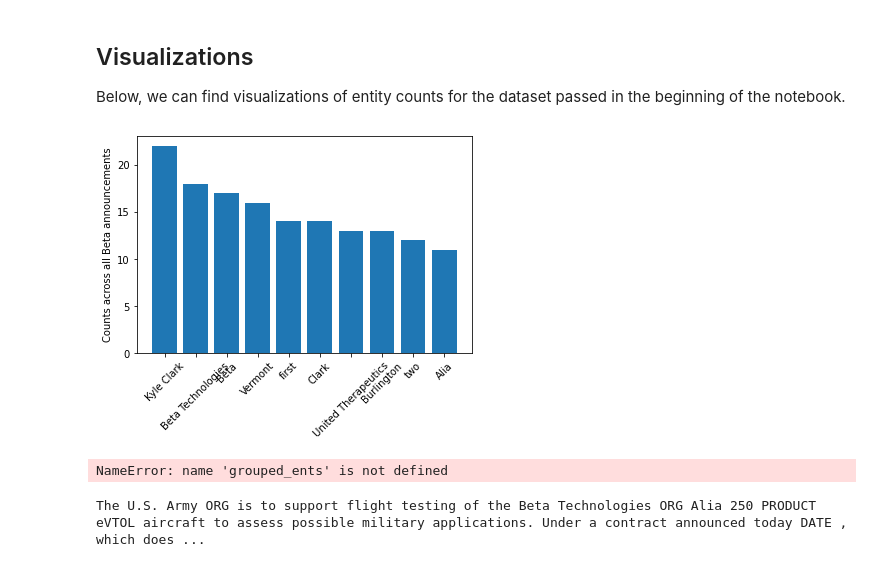
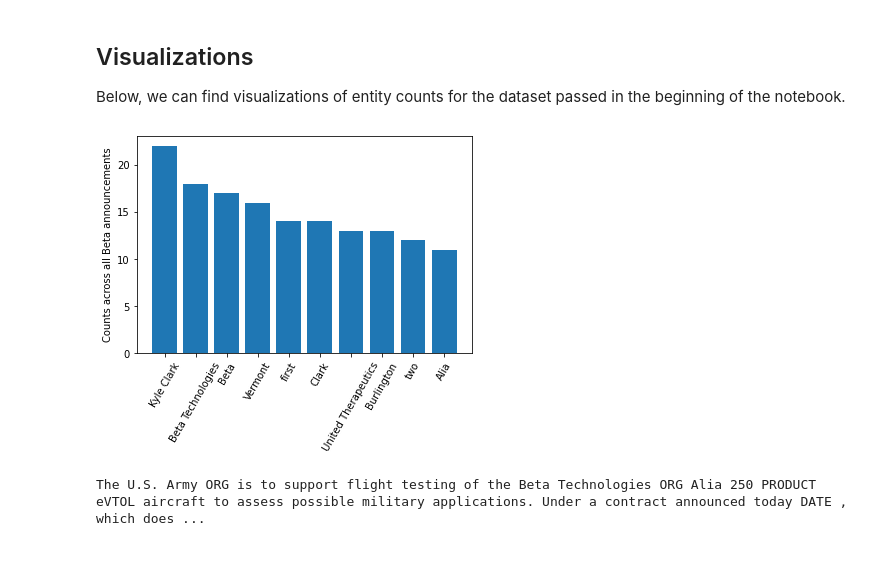
Before and after one commit to t-flora/news-ml, a Jupyter notebook: ner/ner-data-analysis.ipynb, the cells around one changed output. Cells and saved outputs as stored; diff of their text form; code cells hidden in the pictures.

```diff
--- a/ner/ner-custom.ipynb
+++ b/ner/ner-data-analysis.ipynb
@@ -203,7 +204,7 @@ def count_dataset_ents(corpus, data_as_df = True):
             else:
                 c["ent_lists"][ec] = epl[ec]
         if data_as_df:
-            c['ent_data'] = c['ent_data'].append(doc_counts['ent_data'])
+            c['ent_data'] = pd.concat([c['ent_data'], doc_counts['ent_data']])
     if data_as_df:
         c['ent_data'].columns = ['entity', 'label']
     return c
@@ -386,15 +381,12 @@ Below, we can find visualizations of entity counts for the dataset passed in the
 # %%
 x, height = ent_bar_data(ent_cs)
 plt.bar(x, height, width=.8)
-plt.xticks(rotation = 45)
+plt.xticks(rotation = 60)
 plt.ylabel("Counts across all Beta announcements")
+plt.savefig("vis/base_most_common_entities.png", dpi = 600)
 plt.show()
 # %% [output]
-[figure, old version]
+[figure, new version]
-# %%
-grouped_ents
-# %% [output]
-NameError: name 'grouped_ents' is not defined
 # %%
 from spacy import displacy
 displacy.render(b_docs[0], style="ent")
```
Also changed, not shown: parts of 15 cells of this notebook, 3 other files.
